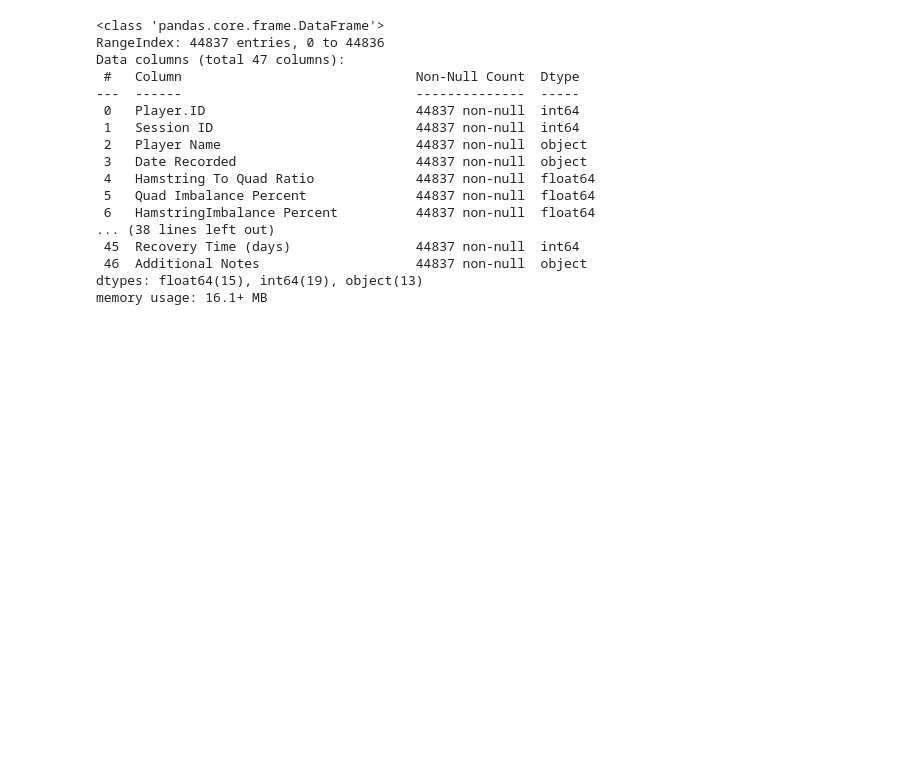
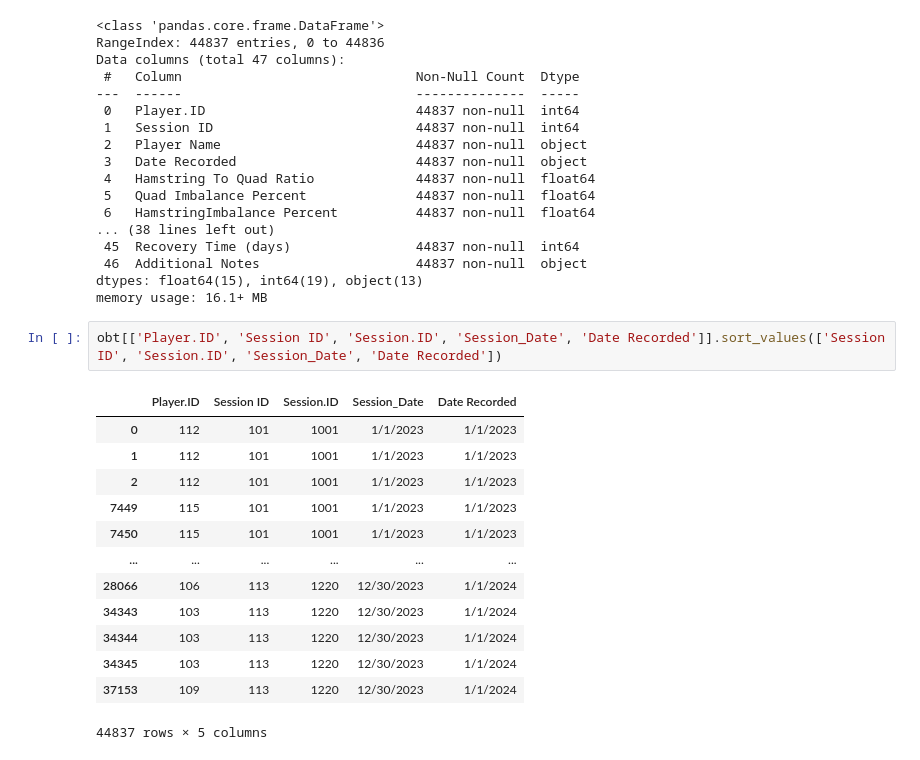
Before and after one commit to sskashya/Stat_padding-DataScience-Competition, a Jupyter notebook: ds_comp_eda.ipynb, the cells around one changed output. Saved outputs shown, nothing was run; the diff lists cells and outputs as text; blank space fills up the shorter version.

```diff
--- a/ds_comp_eda.ipynb
+++ b/ds_comp_eda.ipynb
@@ -169,3 +169,19 @@ Data columns (total 47 columns):
  46  Additional Notes                    44837 non-null  object
 dtypes: float64(15), int64(19), object(13)
 memory usage: 16.1+ MB
+# %%
+obt[['Player.ID', 'Session ID', 'Session.ID', 'Session_Date', 'Date Recorded']].sort_values(['Session ID', 'Session.ID', 'Session_Date', 'Date Recorded'])
+# %% [output]
+|  | Player.ID | Session ID | Session.ID | Session_Date | Date Recorded |
+| 0 | 112 | 101 | 1001 | 1/1/2023 | 1/1/2023 |
+| 1 | 112 | 101 | 1001 | 1/1/2023 | 1/1/2023 |
+| 2 | 112 | 101 | 1001 | 1/1/2023 | 1/1/2023 |
+| 7449 | 115 | 101 | 1001 | 1/1/2023 | 1/1/2023 |
+| 7450 | 115 | 101 | 1001 | 1/1/2023 | 1/1/2023 |
+| ... | ... | ... | ... | ... | ... |
+| 28066 | 106 | 113 | 1220 | 12/30/2023 | 1/1/2024 |
+| 34343 | 103 | 113 | 1220 | 12/30/2023 | 1/1/2024 |
+| 34344 | 103 | 113 | 1220 | 12/30/2023 | 1/1/2024 |
+| 34345 | 103 | 113 | 1220 | 12/30/2023 | 1/1/2024 |
+| 37153 | 109 | 113 | 1220 | 12/30/2023 | 1/1/2024 |
+44837 rows × 5 columns
```
